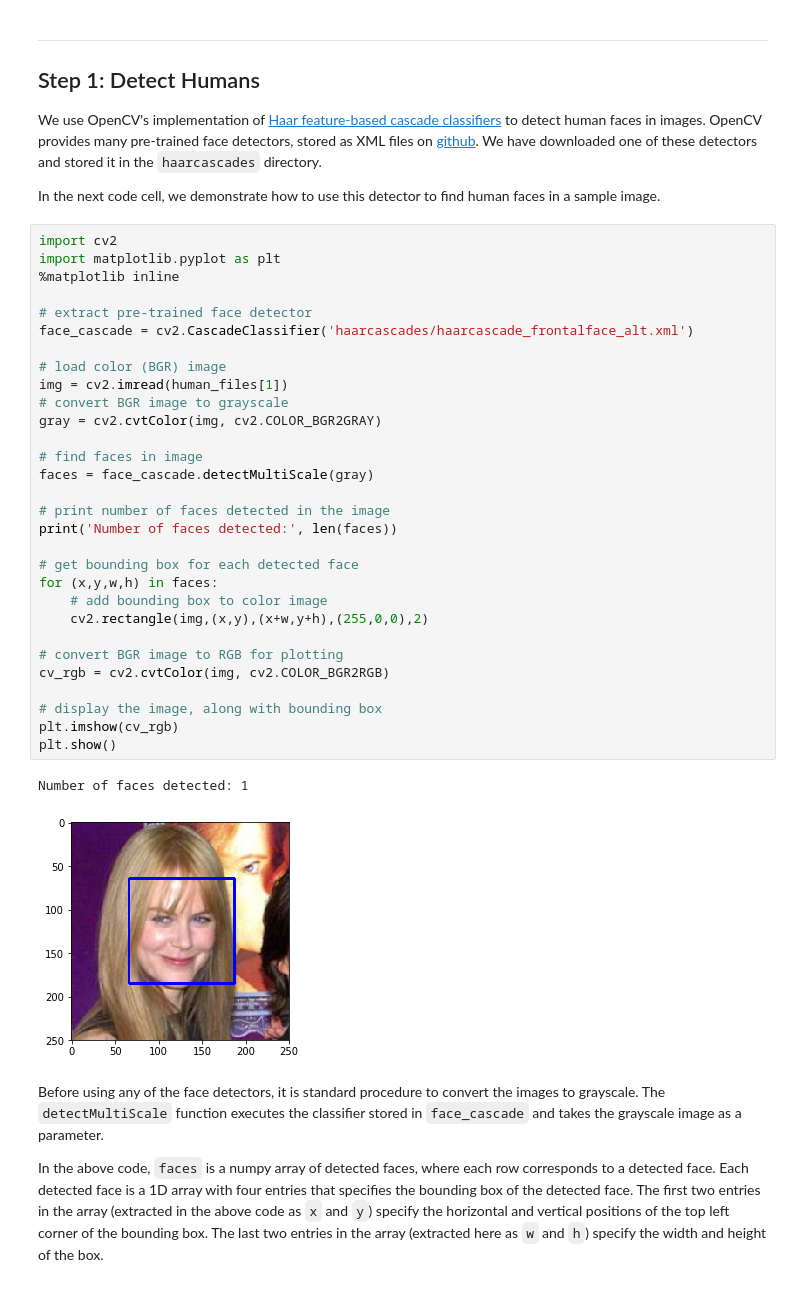
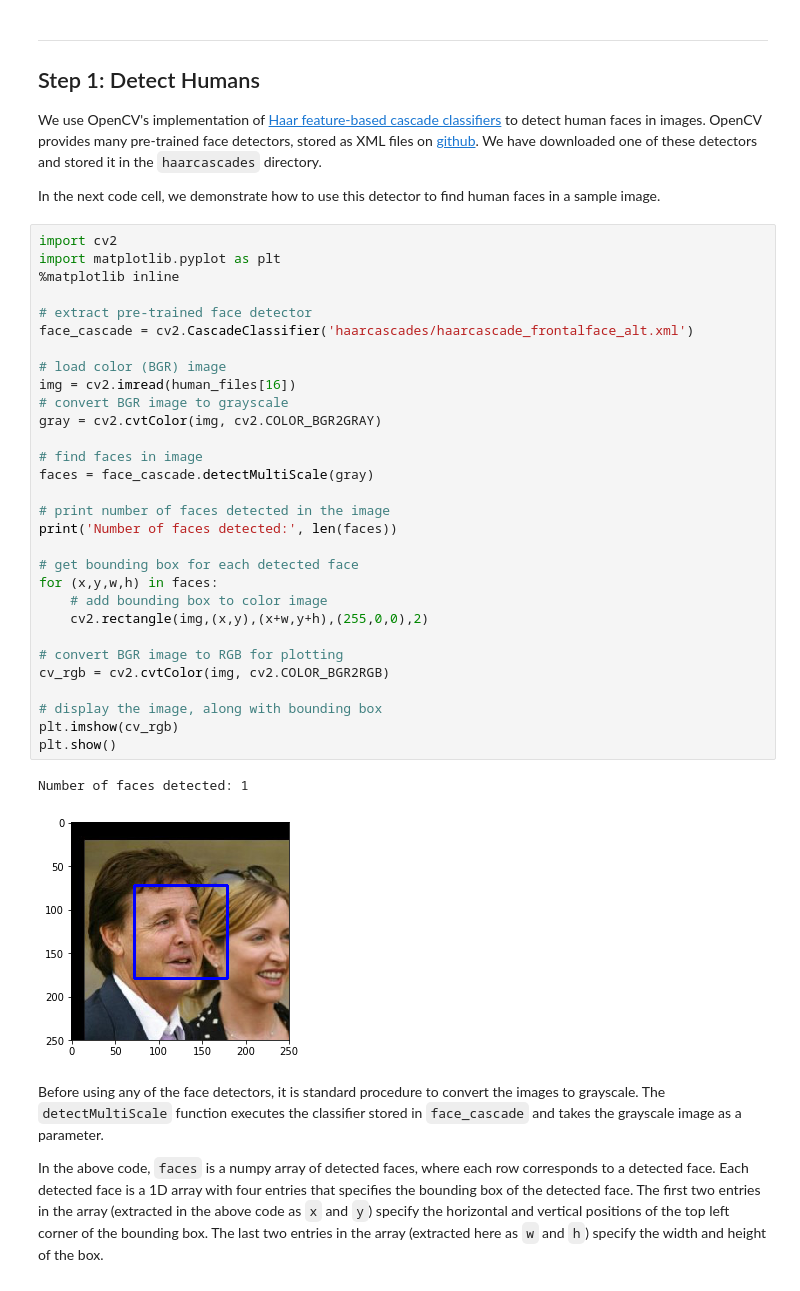
Before and after one commit to krismatson/dog-project, a Jupyter notebook: dog_app.ipynb, the cells around one changed output. Cells and saved outputs as stored; diff of their text form.

```diff
--- a/dog_app.ipynb
+++ b/dog_app.ipynb
@@ -152,35 +153,35 @@ In the next code cell, we demonstrate how to use this detector to find human fac
 import cv2
 import matplotlib.pyplot as plt
 %matplotlib inline
 
 # extract pre-trained face detector
 face_cascade = cv2.CascadeClassifier('haarcascades/haarcascade_frontalface_alt.xml')
 
 # load color (BGR) image
-img = cv2.imread(human_files[1])
+img = cv2.imread(human_files[16])
 # convert BGR image to grayscale
 gray = cv2.cvtColor(img, cv2.COLOR_BGR2GRAY)
 
 # find faces in image
 faces = face_cascade.detectMultiScale(gray)
 
 # print number of faces detected in the image
 print('Number of faces detected:', len(faces))
 
 # get bounding box for each detected face
 for (x,y,w,h) in faces:
     # add bounding box to color image
     cv2.rectangle(img,(x,y),(x+w,y+h),(255,0,0),2)
 
 # convert BGR image to RGB for plotting
 cv_rgb = cv2.cvtColor(img, cv2.COLOR_BGR2RGB)
 
 # display the image, along with bounding box
 plt.imshow(cv_rgb)
 plt.show()
 # %% [output]
 Number of faces detected: 1
-[figure, old version]
+[figure, new version]
 # %% [markdown]
 Before using any of the face detectors, it is standard procedure to convert the images to grayscale.  The `detectMultiScale` function executes the classifier stored in `face_cascade` and takes the grayscale image as a parameter.
 
```
Also changed, not shown: parts of 11 cells of this notebook.
